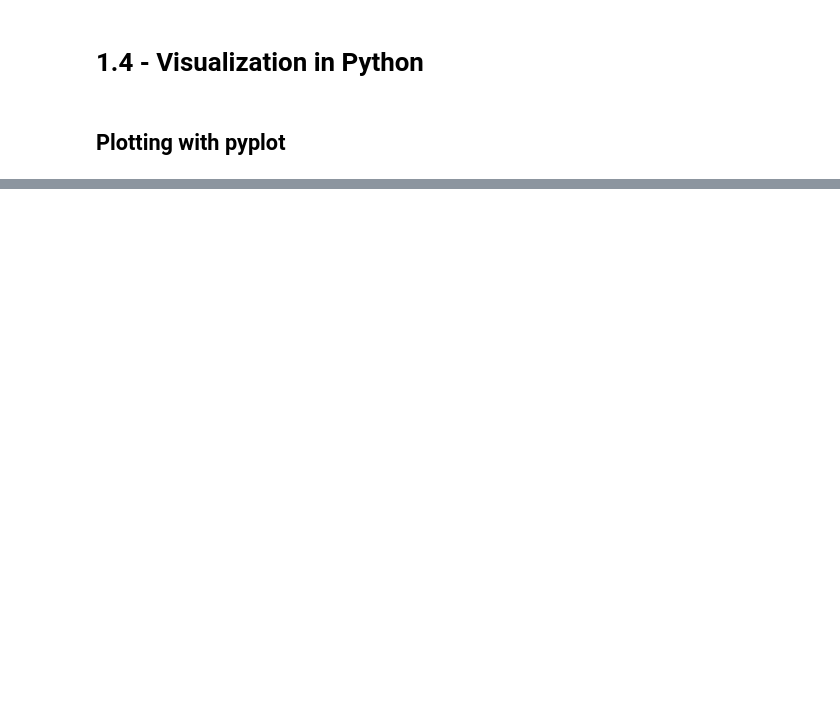
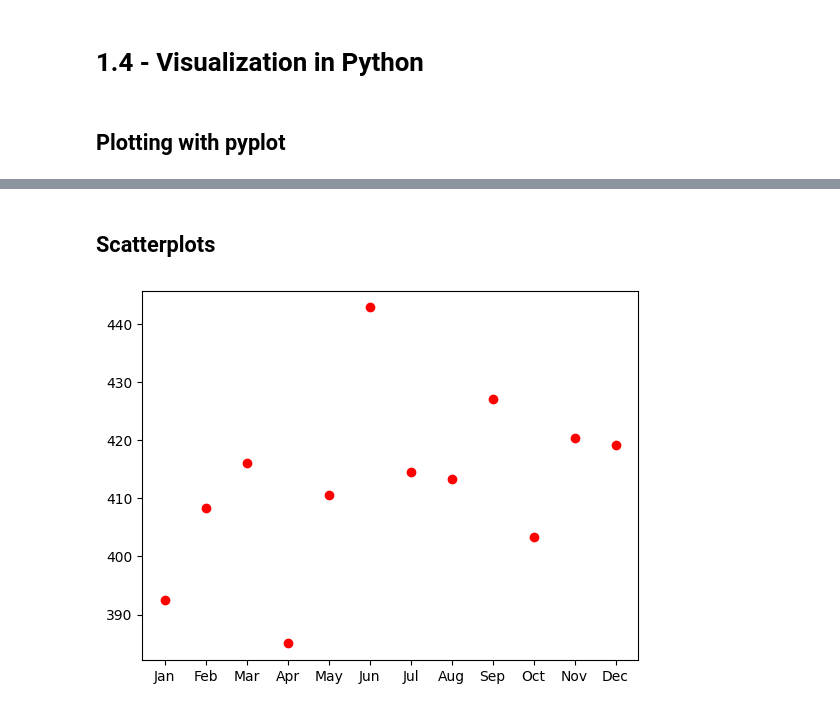
Before and after one commit to PaulToronto/DataCamp---Finance-Fundamentals-in-Python, a Jupyter notebook: 1_4_Visualization_in_Python.ipynb, the cells around one changed output, grey strips where cells are left out. Saved outputs shown, nothing was run; the diff lists cells and outputs as text; code cells hidden in the pictures; blank space fills up the shorter version.

```diff
--- a/1_4_Visualization_in_Python.ipynb
+++ b/1_4_Visualization_in_Python.ipynb
@@ -23,0 +26,7 @@ plt.show()
+# %% [markdown]
+## Scatterplots
+# %%
+plt.scatter(x=months, y=close, color='red')
+plt.show()
+# %% [output]
+[figure, added]
```
Also changed, not shown: parts of 1 cell of this notebook.
